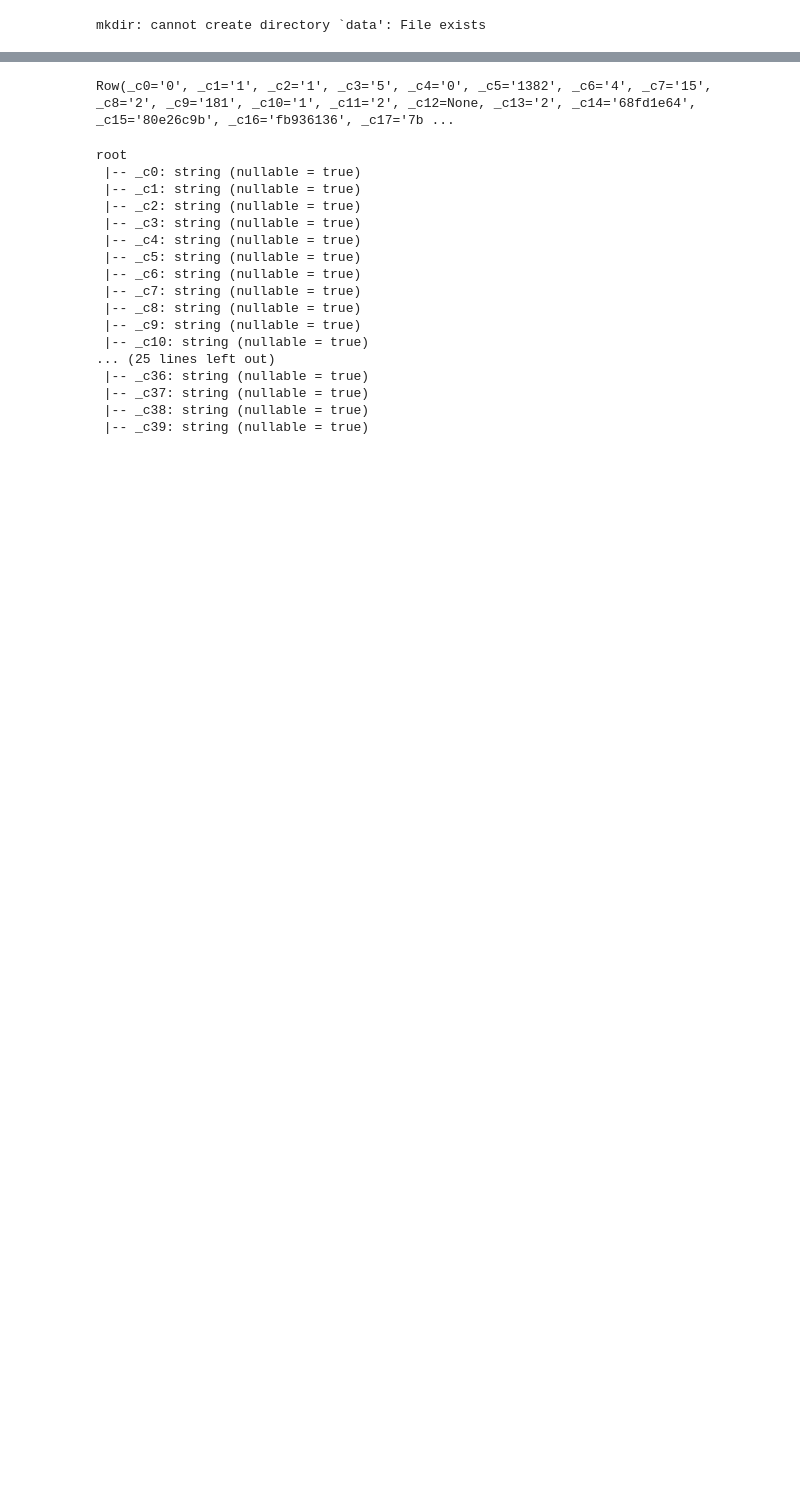
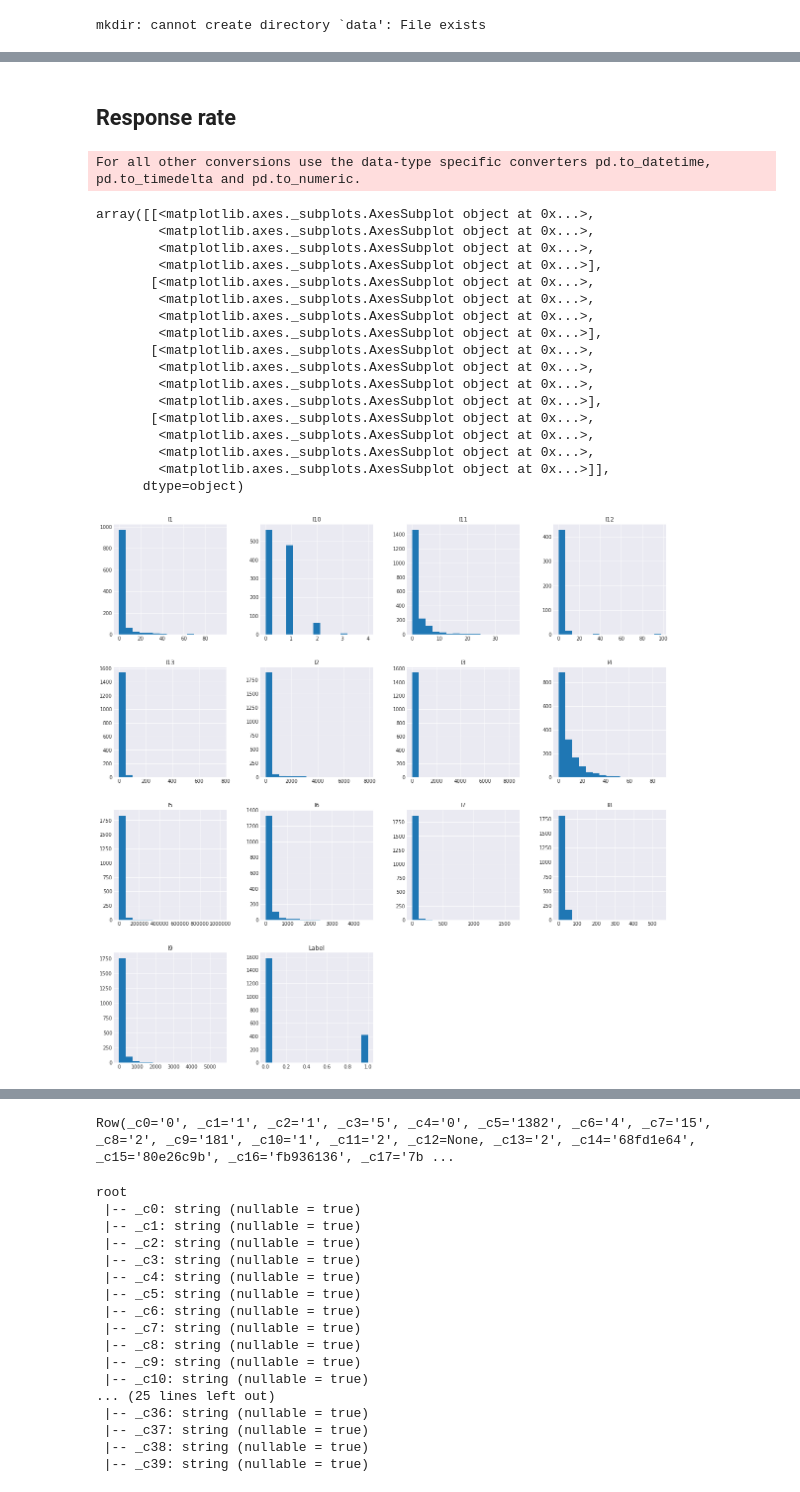
Before and after one commit to vsv111/w261_final_project, a Jupyter notebook: 261_finalproj_v1.ipynb, the cells around one changed output, grey strips where cells are left out. Drawn from its saved outputs; the diff is of its cells as text; code cells hidden in the pictures; blank space fills up the shorter version.

```diff
--- a/261_finalproj_v1.ipynb
+++ b/261_finalproj_v1.ipynb
@@ -115,0 +68,4 @@ data = sqlContext.read.option("delimiter", "\t").csv("/media/notebooks/Assignmen
+# %%
+def parse(line):
+    fields = np.array(line.split('\t'))
+    return(fields)
@@ -115,0 +93,3 @@ data = sqlContext.read.option("delimiter", "\t").csv("/media/notebooks/Assignmen
+# %%
+toptrainRDDCached = toptrainRDD.map(parse).cache()
+bigtrainRDDCached = bigtrainRDD.map(parse).cache()
@@ -115,0 +129,34 @@ data = sqlContext.read.option("delimiter", "\t").csv("/media/notebooks/Assignmen
+# %% [markdown]
+## Response rate
+# %%
+## Histogram of fields
+basedata=toptrainRDDCached
+
+FIELDS=["Label","I1","I2","I3","I4","I5","I6","I7","I8","I9","I10","I11","I12","I13","C1","C2","C3","C4","C5","C6","C7","C8"
+       ,"C9","C10","C11","C12","C13","C14","C15","C16","C17","C18","C19","C20","C21","C22","C23","C24","C25","C26"]
+
+sample = np.array(basedata.map(lambda x: x).takeSample(False, 2000))
+pDF = pd.DataFrame(np.array(sample), columns = FIELDS)
+# %%
+#Histogram of numeric fields
+pDF[FIELDS[0:14]].convert_objects(convert_numeric=True).hist(figsize=(20,20), bins=15)
+# %% [output]
+For all other conversions use the data-type specific converters pd.to_datetime, pd.to_timedelta and pd.to_numeric.
+array([[<matplotlib.axes._subplots.AxesSubplot object at 0x...>,
+        <matplotlib.axes._subplots.AxesSubplot object at 0x...>,
+        <matplotlib.axes._subplots.AxesSubplot object at 0x...>,
+        <matplotlib.axes._subplots.AxesSubplot object at 0x...>],
+       [<matplotlib.axes._subplots.AxesSubplot object at 0x...>,
+        <matplotlib.axes._subplots.AxesSubplot object at 0x...>,
+        <matplotlib.axes._subplots.AxesSubplot object at 0x...>,
+        <matplotlib.axes._subplots.AxesSubplot object at 0x...>],
+       [<matplotlib.axes._subplots.AxesSubplot object at 0x...>,
+        <matplotlib.axes._subplots.AxesSubplot object at 0x...>,
+        <matplotlib.axes._subplots.AxesSubplot object at 0x...>,
+        <matplotlib.axes._subplots.AxesSubplot object at 0x...>],
+       [<matplotlib.axes._subplots.AxesSubplot object at 0x...>,
+        <matplotlib.axes._subplots.AxesSubplot object at 0x...>,
+        <matplotlib.axes._subplots.AxesSubplot object at 0x...>,
+        <matplotlib.axes._subplots.AxesSubplot object at 0x...>]],
+      dtype=object)
+[figure, added]
```
Also changed, not shown: parts of 48 cells of this notebook.
